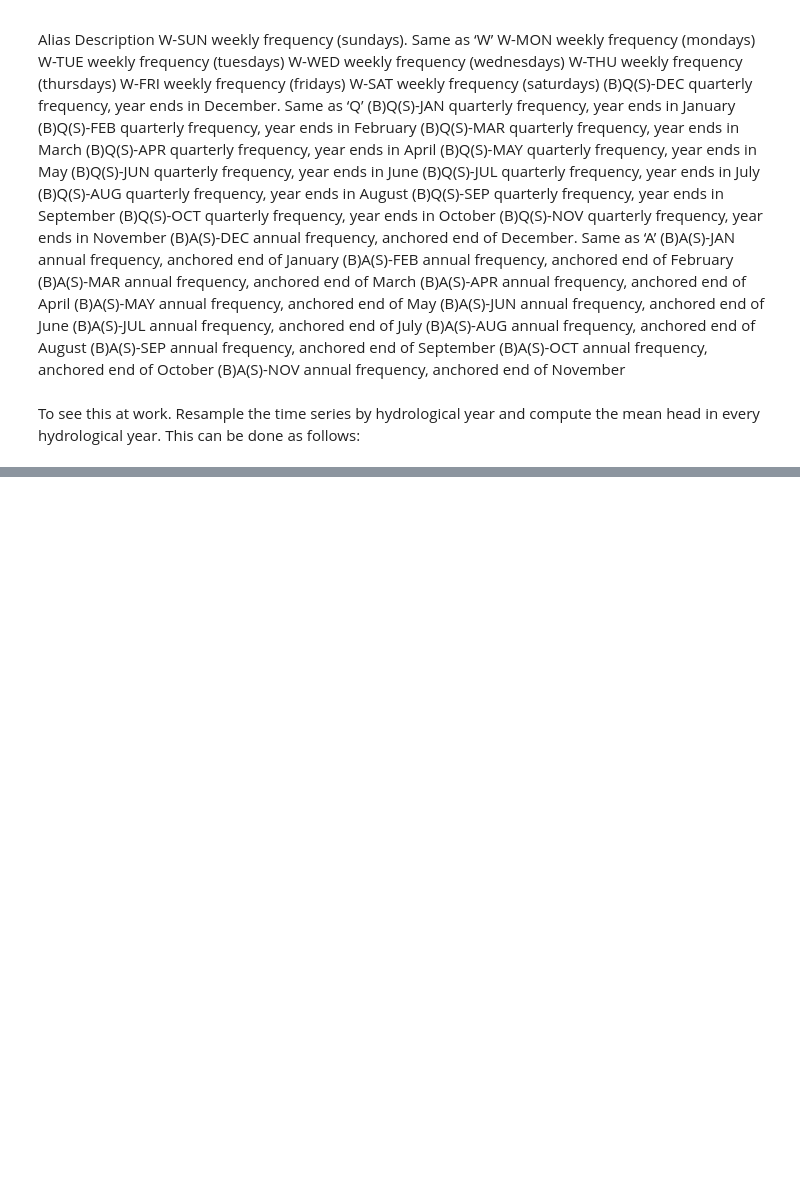
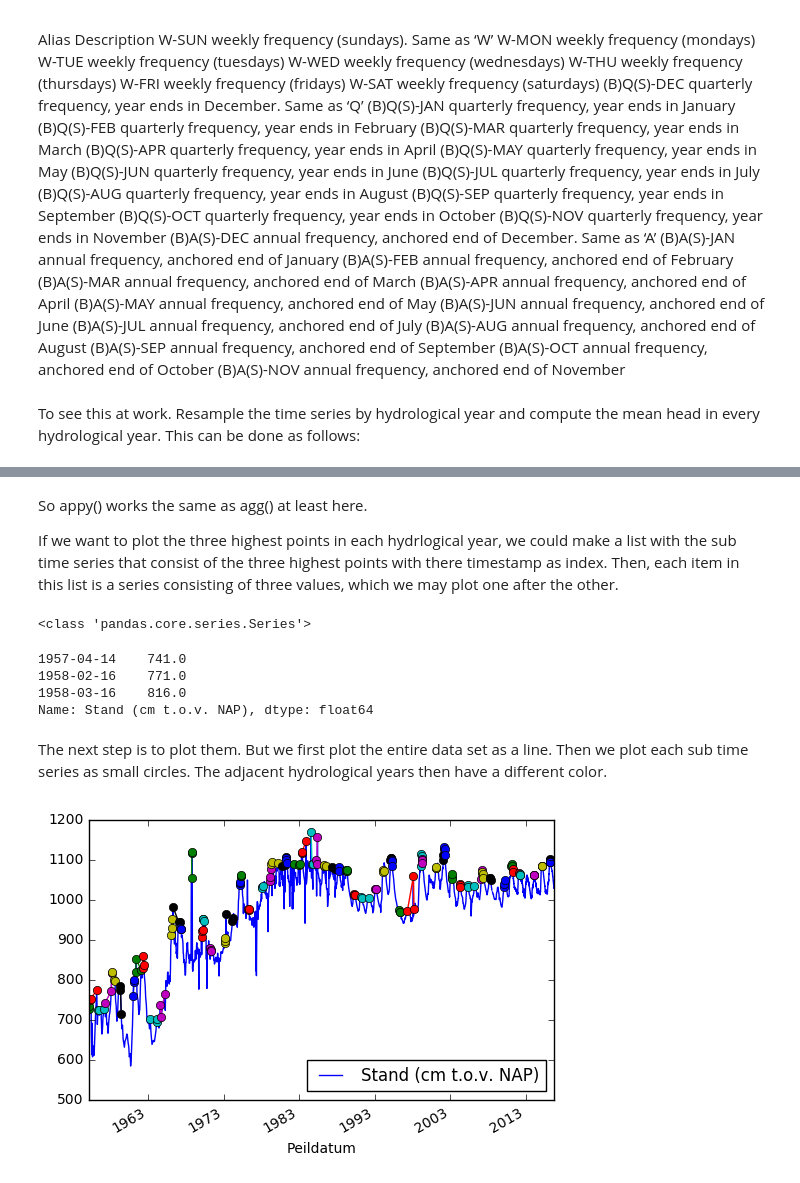
Before and after one commit to Olsthoorn/IHE-python-course-2017, a Jupyter notebook: exercises/Apr18/TimeSeriesSampling.ipynb, the cells around one changed output, grey strips where cells are left out. Saved outputs shown, nothing was run; the diff lists cells and outputs as text; code cells hidden in the pictures; blank space fills up the shorter version.

```diff
--- a/exercises/Apr18/TimeSeriesSampling.ipynb
+++ b/exercises/Apr18/TimeSeriesSampling.ipynb
@@ -357,12 +362,0 @@ plt.show()
-# %%
-pb.plot()
-
-d = list()
-y = list()
-for z in Z:
-    data = z[-1]
-    I    = np.argsort(data)[-3:]
-    y.append(data.index.year[0])
-    d.append(data[I].mean())
-
-pd.Series(d, index=y)
@@ -386,0 +503,35 @@ dtype: float64
+# %% [markdown]
+So appy() works the same as agg() at least here.
+
+If we want to plot the three highest points in each hydrlogical year, we could make a list with the sub time series that consist of the three highest points with there timestamp as index. Then, each item in this list is a series consisting of three values, which we may plot one after the other.
+# %%
+dd = list()
+def h33(z):
+    """Returns a tuple of the three highest value within sampling interval"""
+    #print(type(z))
+    dd.append(z[z.argsort()[-3:]])
+    return
+
+# the time series are put in the list dd
+Z.apply(h33).head()
+#Z.agg(h33).head()  # alternative works just as well
+
+# for instance show dd[3]
+print(type(dd[3]))
+dd[3]
+# %% [output]
+<class 'pandas.core.series.Series'>
+1957-04-14    741.0
+1958-02-16    771.0
+1958-03-16    816.0
+Name: Stand (cm t.o.v. NAP), dtype: float64
+# %% [markdown]
+The next step is to plot them. But we first plot the entire data set as a line. Then we plot each sub time series as small circles. The adjacent hydrological years then have a different color.
+# %%
+pb.plot()   # plot all data as a line
+for d in dd:
+    #plot sub time series of the three highest points
+    d.plot(marker='o')
+plt.show()
+# %% [output]
+[figure, added]
```
Also changed, not shown: parts of 43 cells of this notebook.
